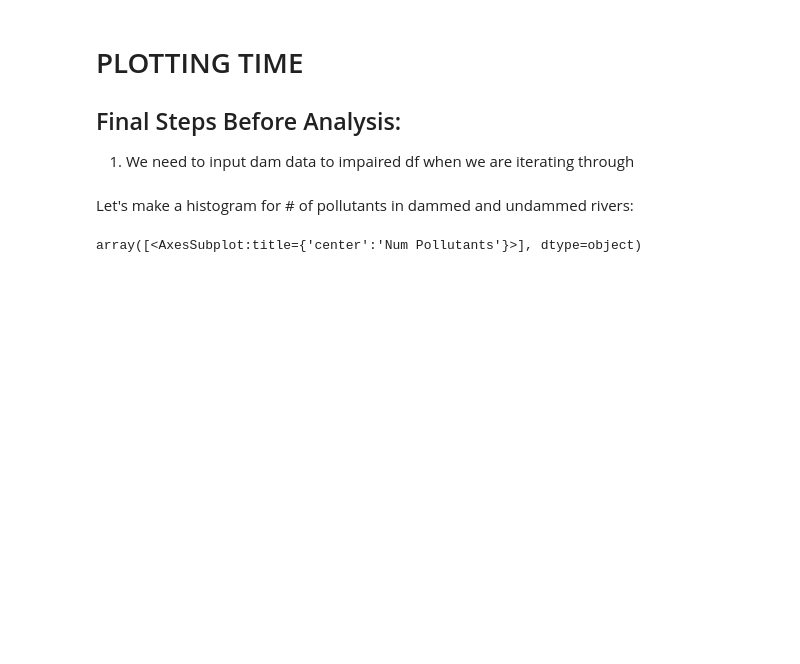
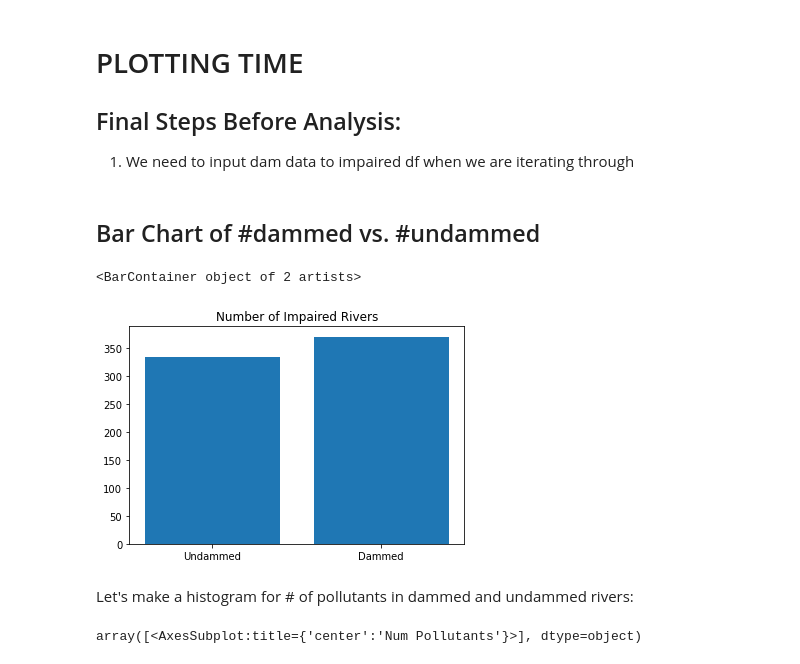
Before and after one commit to puga-42/Are-we-fixing-our-dammed-rivers, a Jupyter notebook: dammed_rivers.ipynb, the cells around one changed output. Saved outputs shown, nothing was run; the diff lists cells and outputs as text; code cells hidden in the pictures; blank space fills up the shorter version.

```diff
--- a/dammed_rivers.ipynb
+++ b/dammed_rivers.ipynb
@@ -377,3 +377,5 @@ df.head()
 ## Final Steps Before Analysis:
 
 1. We need to input dam data to impaired df when we are iterating through
+# %% [markdown]
+## Bar Chart of #dammed vs. #undammed
@@ -380,3 +385,11 @@ df.head()
+# %%
+fig, ax = plt.subplots()
+
+ax.set_title('Number of Impaired Rivers')
+plt.bar(['Undammed', 'Dammed'], [len(df_dammed), len(df_not_dammed)])
+# %% [output]
+<BarContainer object of 2 artists>
+[figure, added]
 # %% [markdown]
 Let's make a histogram for # of pollutants in dammed and undammed rivers:
 # %%
```
Also changed, not shown: parts of 37 cells of this notebook, 1 other file.
